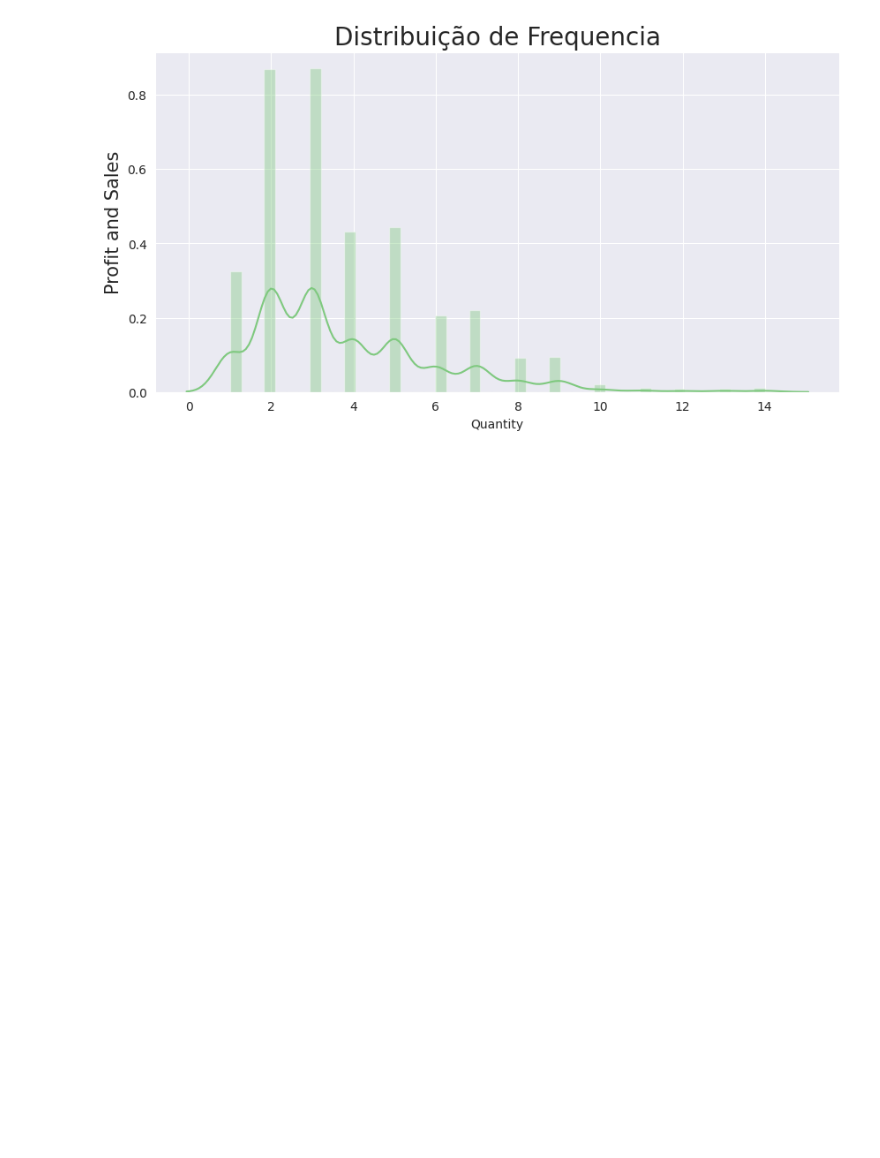
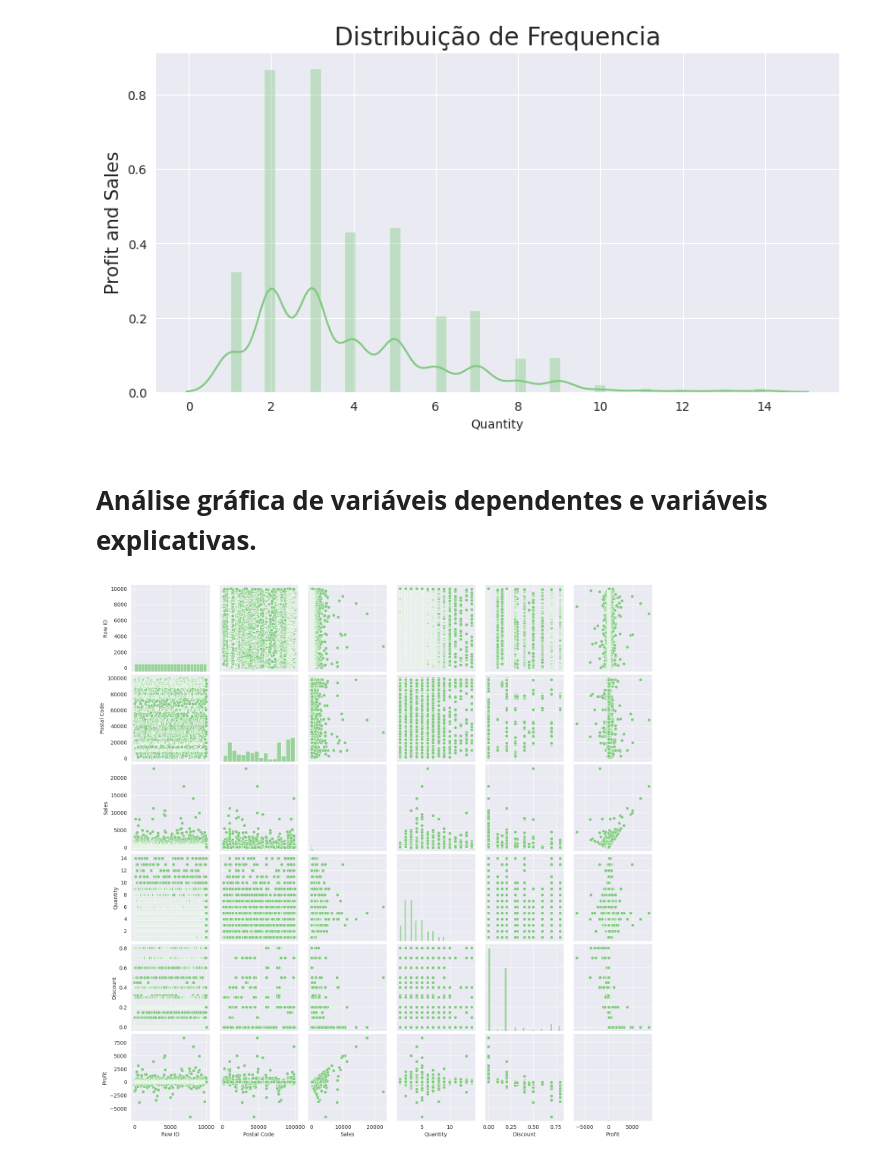
Before and after one commit to anaguriaa/Javascript, a Jupyter notebook: Untitled10.ipynb, the cells around one changed output. Drawn from its saved outputs; the diff is of its cells as text; code cells hidden in the pictures; blank space fills up the shorter version.

```diff
--- a/Untitled10.ipynb
+++ b/Untitled10.ipynb
@@ -129,3 +130,9 @@ https://gist.github.com/mwaskom/de44147ed2974457ad6372750bbe5751
   sel = sns.distplot(dados['Quantity'])
 <Axes: title={'center': 'Distribuição de Frequencia'}, xlabel='Quantity', ylabel='Profit and Sales'>
 [figure]
+# %% [markdown]
+# **Análise gráfica de variáveis dependentes e variáveis explicativas.**
+# %%
+ax = sns.pairplot(dados)
+# %% [output]
+[figure, added]
```
Also changed, not shown: parts of 36 cells of this notebook.
